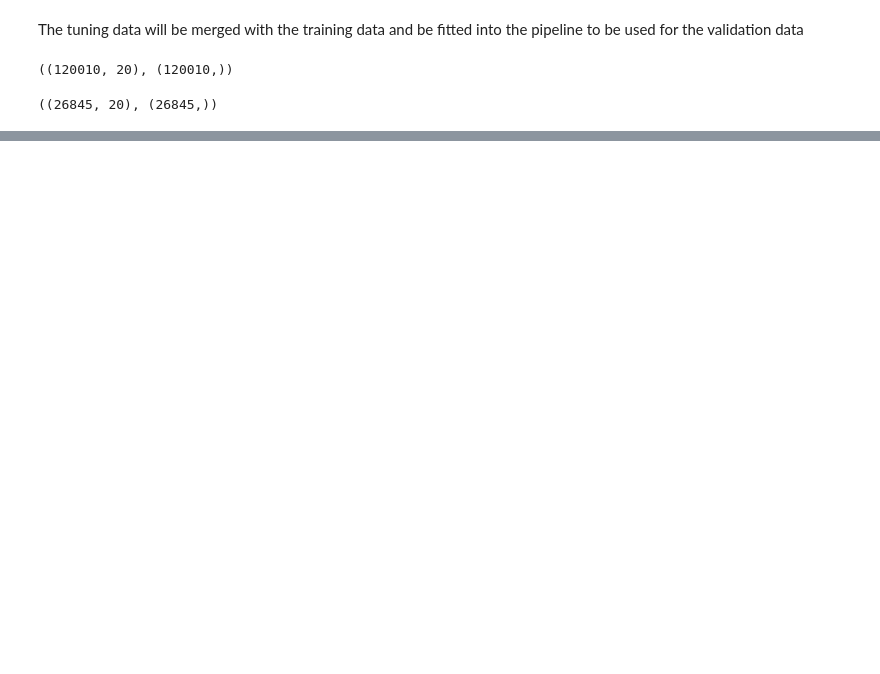
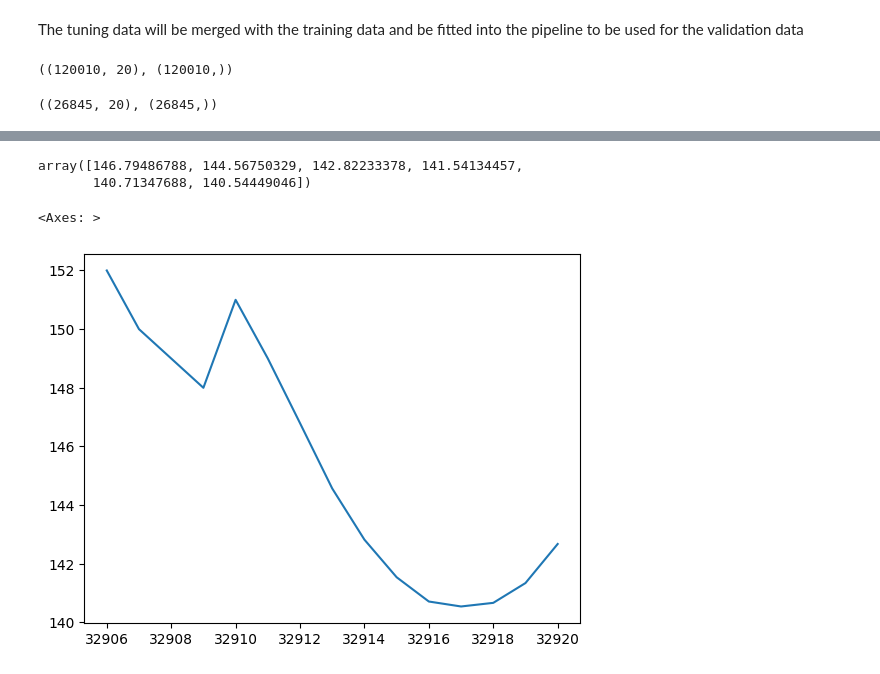
Before and after one commit to Khochawongwat/GlucoseFromRollingBollingers, a Jupyter notebook: src/model.ipynb, the cells around one changed output, grey strips where cells are left out. Saved outputs shown, nothing was run; the diff lists cells and outputs as text; code cells hidden in the pictures; blank space fills up the shorter version.

```diff
--- a/src/model.ipynb
+++ b/src/model.ipynb
@@ -109,0 +94,10 @@ Base + Residuals: (16.147935747935648, 4.01844942085074, 0.07643198893322938) Ch
+# %%
+model.forecast(testX, 6, return_X = False)
+# %% [output]
+array([146.79486788, 144.56750329, 142.82233378, 141.54134457,
+       140.71347688, 140.54449046])
+# %%
+model.forecast(testX, 9).tail(15)['wCGM(1)'].plot()
+# %% [output]
+<Axes: >
+[figure, added]
```
Also changed, not shown: parts of 3 cells of this notebook, 2 other files.
